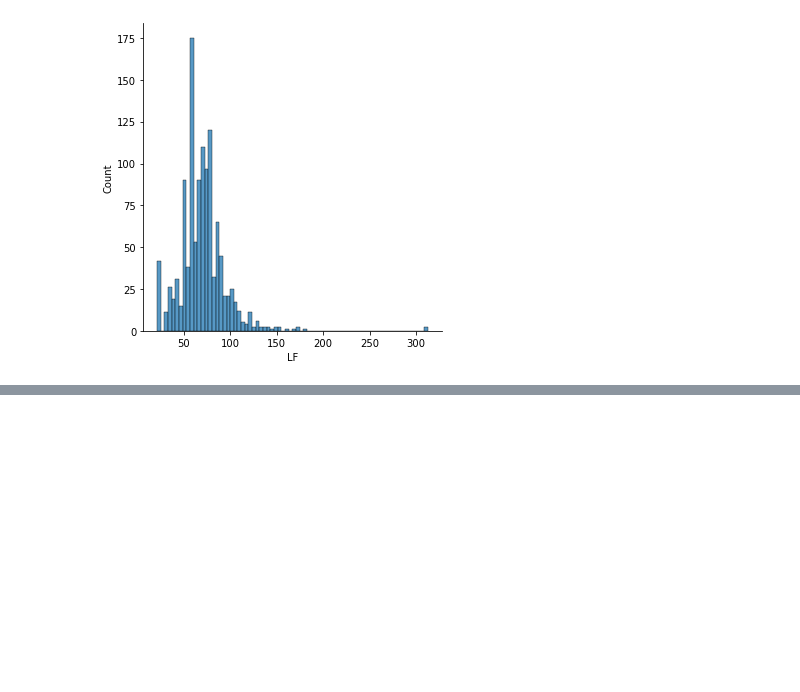
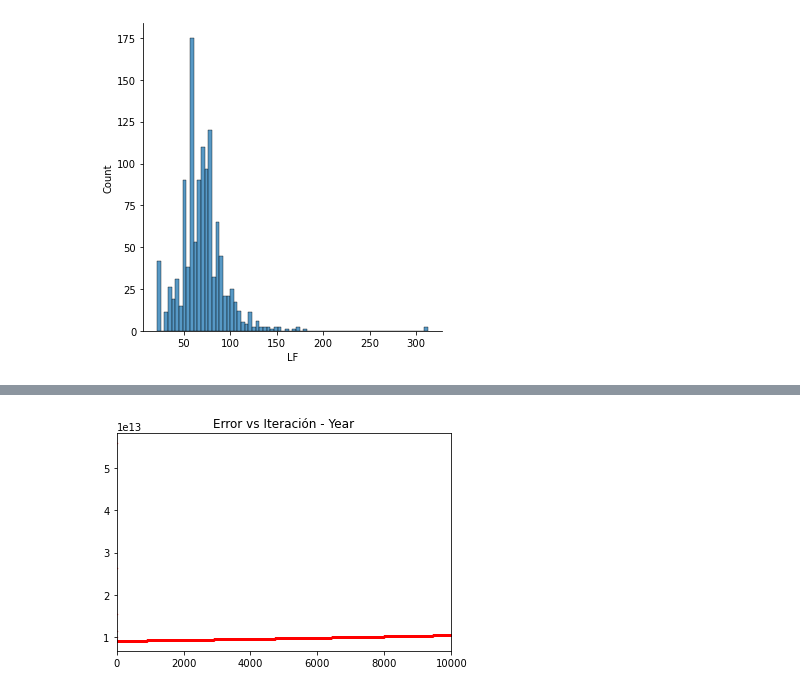
Before and after one commit to VictorHugoBorrayo/pFinal-CienciaDatosPython, a Jupyter notebook: ProyectoFinal.ipynb, the cells around one changed output, grey strips where cells are left out. Drawn from its saved outputs; the diff is of its cells as text; code cells hidden in the pictures; blank space fills up the shorter version.

```diff
--- a/ProyectoFinal.ipynb
+++ b/ProyectoFinal.ipynb
@@ -162,0 +155,3 @@ pFinal.graphModels(models, 1000)
+# %%
+#Entrenar
+models, errors = pFinal.entrenar(pFinal.data['Year'], pFinal.data['SP'],10000,1000,0.0001)
@@ -162,0 +179,5 @@ pFinal.graphModels(models, 1000)
+# %%
+#Graficar error
+pFinal.graphError(errors)
+# %% [output]
+[figure, added]
```
Also changed, not shown: parts of 10 cells of this notebook.
